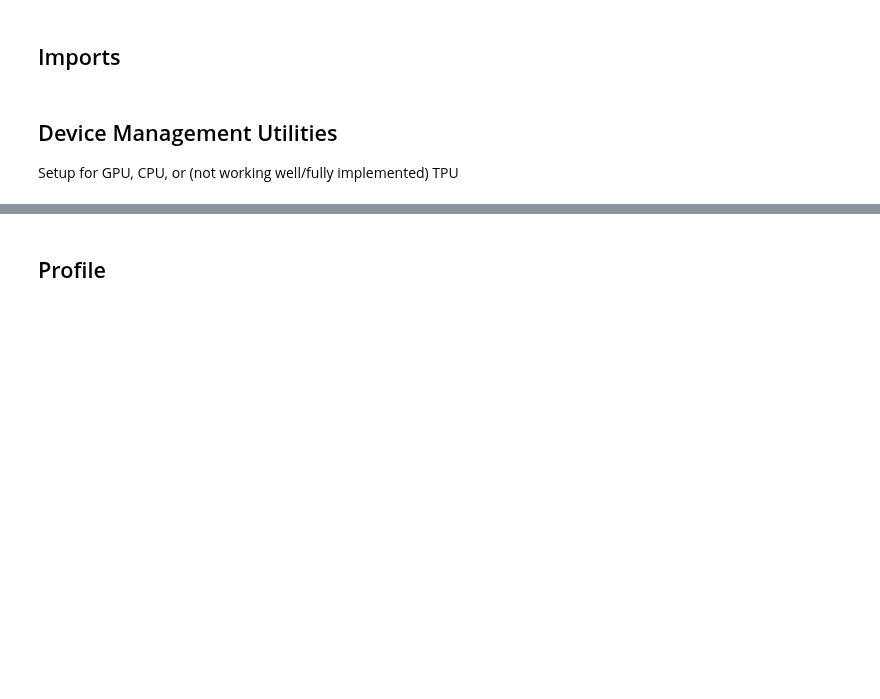
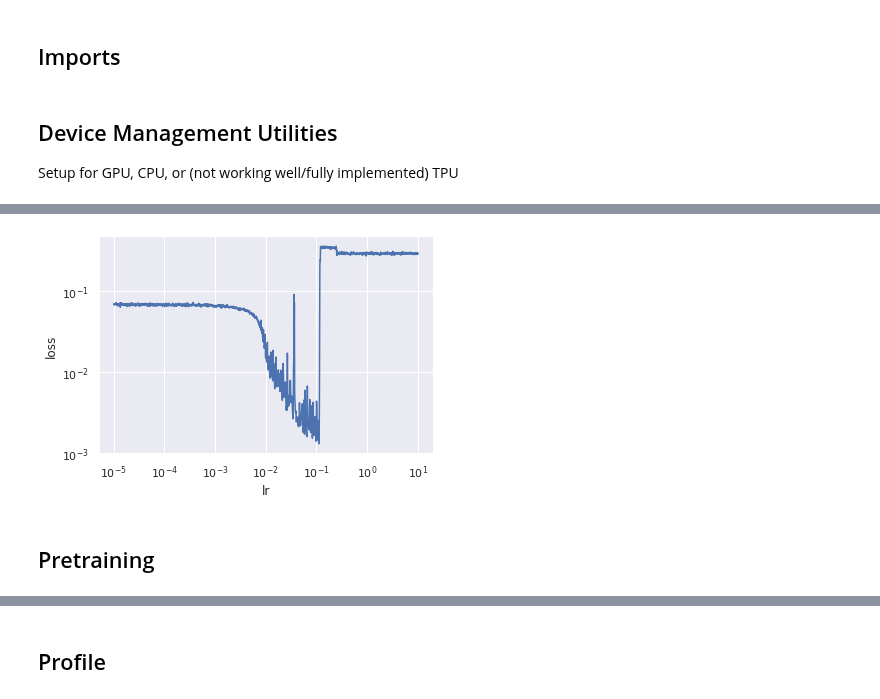
Before and after one commit to rcharan/phutball, a Jupyter notebook: pytorch-implementation/model-training.ipynb, the cells around one changed output, grey strips where cells are left out. Drawn from its saved outputs; the diff is of its cells as text; code cells hidden in the pictures; blank space fills up the shorter version.

Commit message:
use fit-one-cycle and increase pre-training in v0.2.2

```diff
--- a/pytorch-implementation/model-training.ipynb
+++ b/pytorch-implementation/model-training.ipynb
@@ -190,0 +192,3 @@ visualize_state(initial_state)
+# %%
+model = TDConway(config).to(device)
+data = fit_one_cycle(model)
@@ -190,0 +197,19 @@ visualize_state(initial_state)
+# %%
+import matplotlib.pyplot as plt
+import seaborn as sns
+import pandas as pd
+sns.set()
+# %%
+df = pd.DataFrame(data, columns = ['lr', 'loss'])
+df['loss'] = df.loss.apply(lambda l : l.item())
+df = df.groupby('lr').mean().reset_index()
+
+fig, ax = plt.subplots()
+sns.lineplot(x = 'lr', y='loss', data = df, ax = ax)
+ax.set_xscale('log', basex = 10)
+ax.set_yscale('log', basey = 10)
+fig
+# %% [output]
+[figure, added]
+# %% [markdown]
+## Pretraining
```
Also changed, not shown: parts of 28 cells of this notebook.
